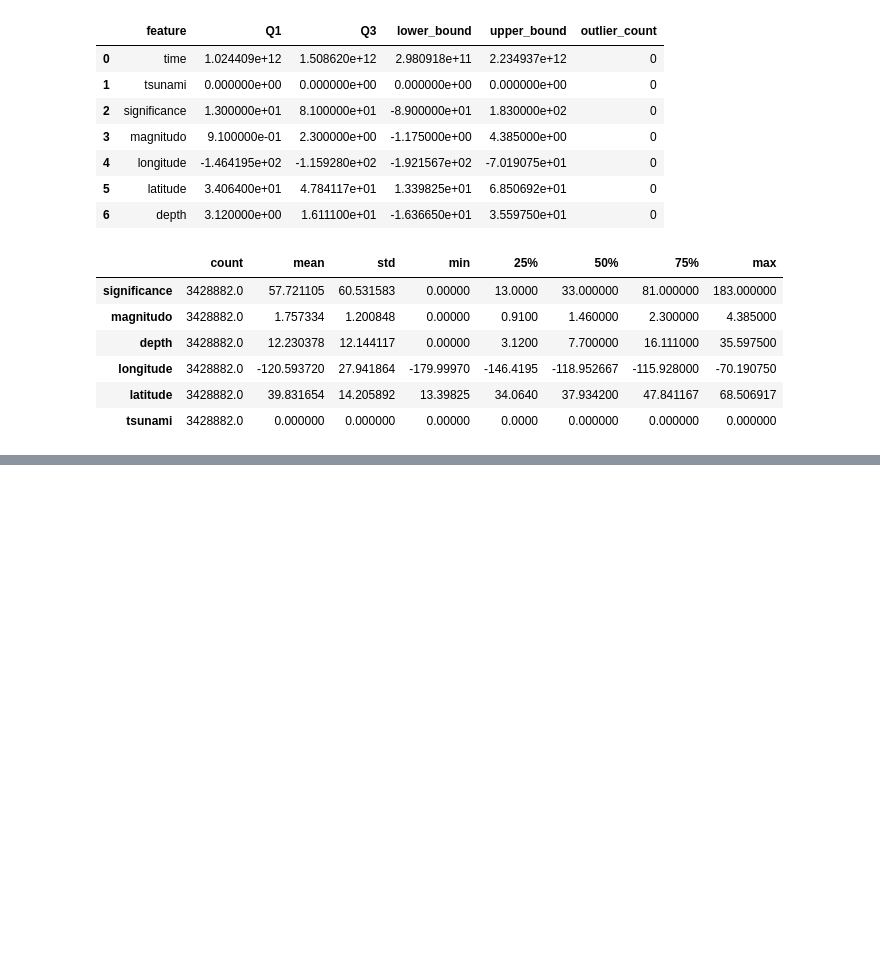
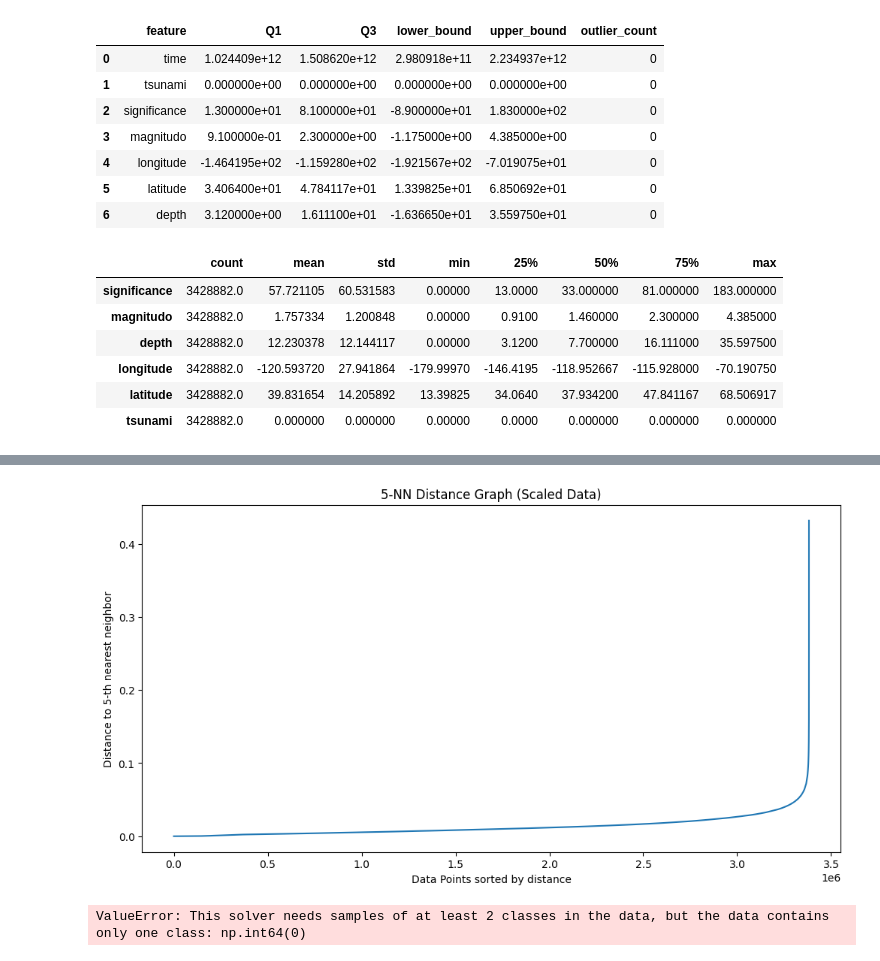
Before and after one commit to MDRobiulhassan/Machine-Learning-Course, a Jupyter notebook: Earthquake_Prediction.ipynb, the cells around one changed output, grey strips where cells are left out. Cells and saved outputs as stored; diff of their text form; code cells hidden in the pictures; blank space fills up the shorter version.

```diff
--- a/Earthquake_Prediction.ipynb
+++ b/Earthquake_Prediction.ipynb
@@ -260,0 +330,7 @@ df[cols].describe().T
+# %%
+# Scaling with MinMaxScaler
+scaler_minmax = MinMaxScaler()
+df_scaled = df.copy()
+df_scaled[numeric_features] = scaler_minmax.fit_transform(df[numeric_features])
+print("MinMax scaled data sample:")
+print(df_scaled[numeric_features].head())
@@ -260,0 +411,18 @@ df[cols].describe().T
+# %%
+# Compute KNN distance graph (for potential outlier detection)
+k = 5
+nbrs = NearestNeighbors(n_neighbors=k)
+nbrs.fit(df_scaled[numeric_features])
+distances, _ = nbrs.kneighbors(df_scaled[numeric_features])
+# %%
+# Distance to k-th nearest neighbor
+distances_k = np.sort(distances[:, k-1])
+# %%
+plt.figure(figsize=(12,6))
+plt.plot(distances_k)
+plt.title(f'{k}-NN Distance Graph (Scaled Data)')
+plt.xlabel('Data Points sorted by distance')
+plt.ylabel(f'Distance to {k}-th nearest neighbor')
+plt.show()
+# %% [output]
+[figure, added]
@@ -260,0 +443,7 @@ df[cols].describe().T
+# %%
+beforeScaling_lr = LogisticRegression(random_state=42, max_iter=1000)
+beforeScaling_lr.fit(X_train, y_train)
+y_pred_valid = beforeScaling_lr.predict(X_valid)
+y_prob_valid = beforeScaling_lr.predict_proba(X_valid)[:, 1]
+# %% [output]
+ValueError: This solver needs samples of at least 2 classes in the data, but the data contains only one class: np.int64(0)
```
Also changed, not shown: parts of 15 cells of this notebook.
